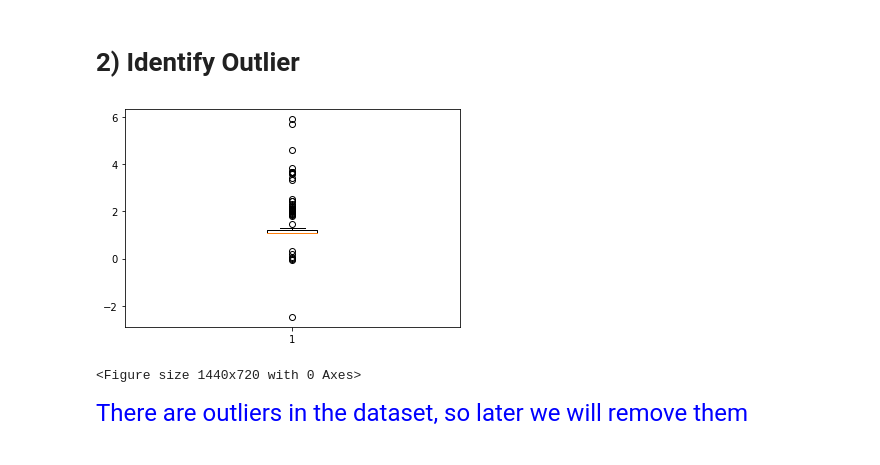
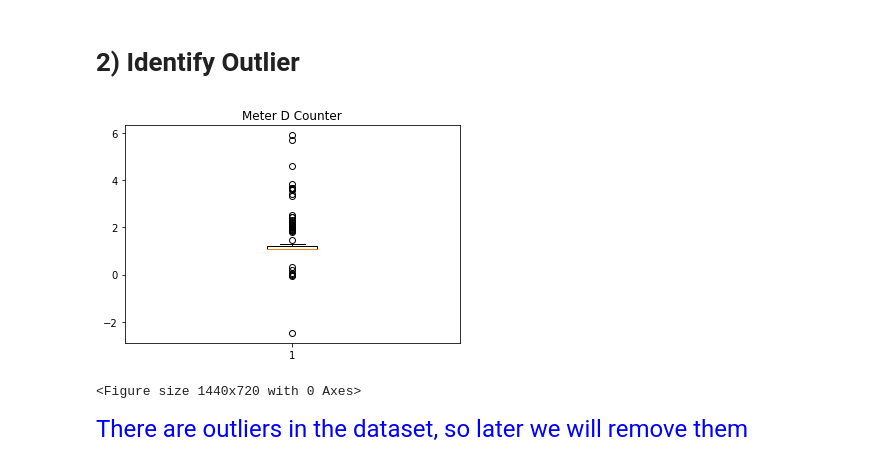
Before and after one commit to goldslime123/csc3005-DA, a Jupyter notebook: MeterD.ipynb, the cells around one changed output. Drawn from its saved outputs; the diff is of its cells as text; code cells hidden in the pictures.

```diff
--- a/MeterD.ipynb
+++ b/MeterD.ipynb
@@ -71,12 +71,13 @@ plt.show()
 # %%
 val_1 = df['Profile factor']
 plt.boxplot(val_1)
+plt.title('Meter D Counter')
 fig = plt.figure(figsize =(20, 10))
 plt.show()
 
 # df[col_name_list1].boxplot(figsize=(20,10))
 # %% [output]
-[figure, old version]
+[figure, new version]
 <Figure size 1440x720 with 0 Axes>
 # %% [markdown]
 <font size="5" color='blue'>There are outliers in the dataset, so later we will remove them</font>
```
Also changed, not shown: parts of 65 cells of this notebook.
